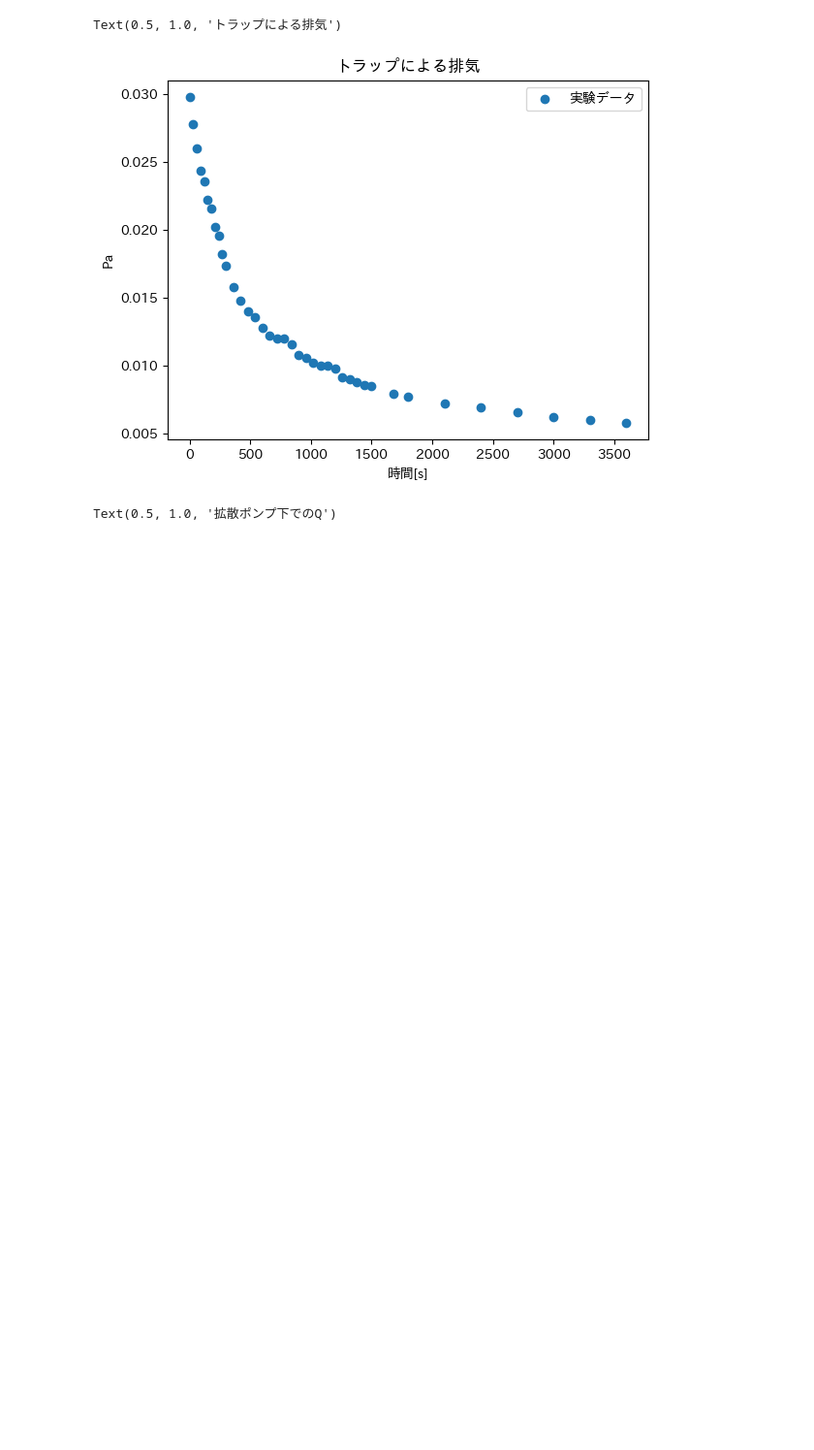
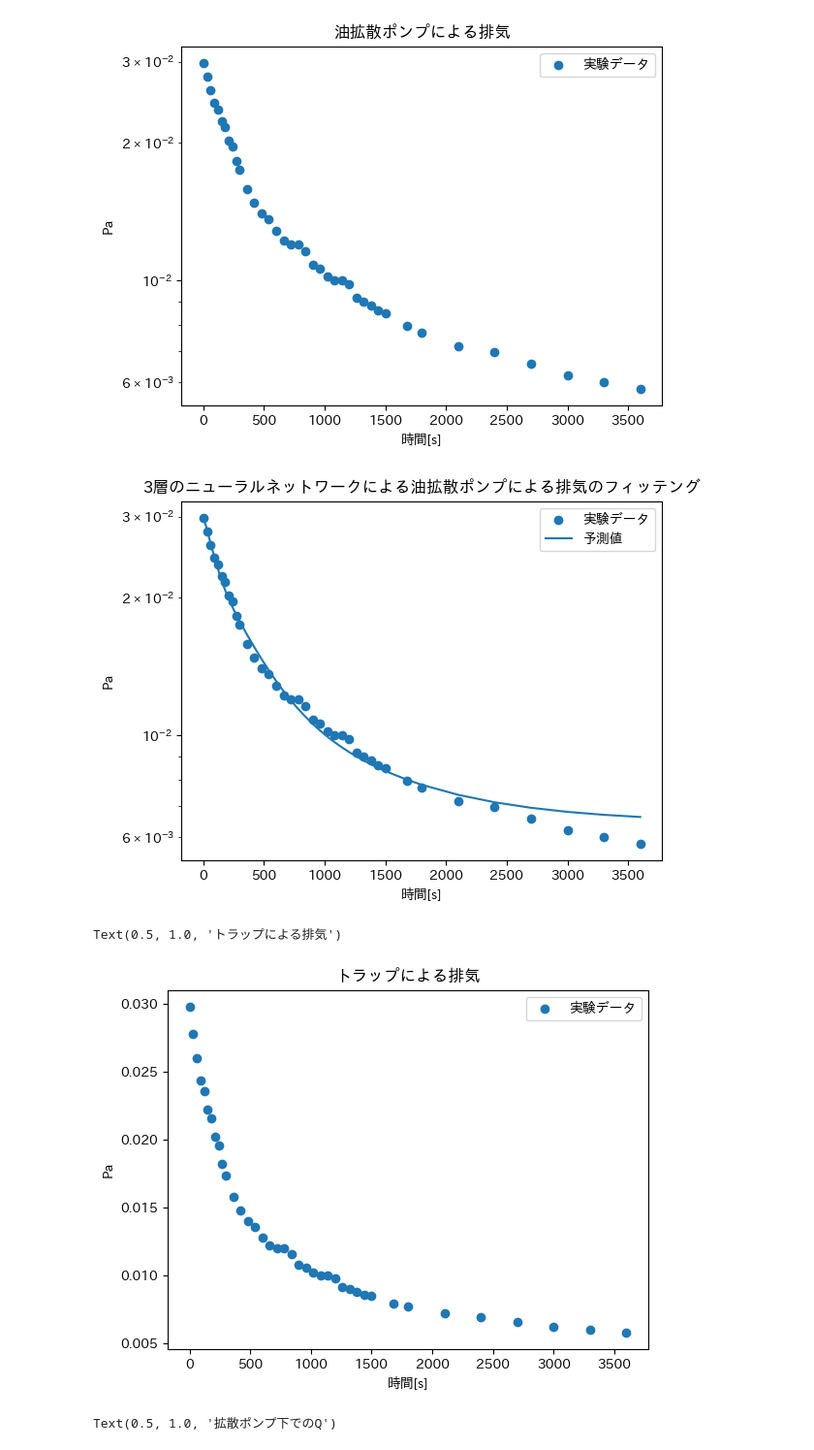
Before and after one commit to vyuma/physic_ex_repo, a Jupyter notebook: 細いパイプの挿入/data_process.ipynb, the cells around one changed output. Shown at 97% size. Saved outputs shown, nothing was run; the diff lists cells and outputs as text; code cells hidden in the pictures; blank space fills up the shorter version.

```diff
--- a/細いパイプの挿入/data_process.ipynb
+++ b/細いパイプの挿入/data_process.ipynb
@@ -51,0 +59,70 @@ Text(0.5, 1.0, '油拡散ポンプによる排気')
+# %%
+data_df_c = pd.read_csv('油拡散ポンプ実験c/拡散ポンプによる排気.csv')
+
+
+# データプロット
+fig,ax = plt.subplots()
+ax.scatter(data_df_c['second'],data_df_c['Pa'],label='実験データ')
+ax.set_xlabel('時間[s]')
+ax.set_ylabel('Pa')
+ax.legend()
+ax.set_yscale('log')
+plt.title("油拡散ポンプによる排気")
+
+import torch
+import torch.nn as nn
+
+
+# データの前処理
+X = data_df_c['second'].values
+y = data_df_c['Pa'].values
+
+X = X.reshape(-1,1)
+y = y.reshape(-1,1)
+
+X = torch.tensor(X,dtype=torch.float32)
+y = torch.tensor(y,dtype=torch.float32)
+
+# モデルの定義
+class Net(nn.Module):
+    def __init__(self):
+        super(Net,self).__init__()
+        self.fc1 = nn.Linear(1,100)
+        self.fc2 = nn.Linear(100,100)
+        self.fc3 = nn.Linear(100,1)
+        self.relu = nn.ReLU()
+        self.sigmoid = nn.Sigmoid()
+
+    def forward(self,x):
+        x = self.fc1(x)
+        x = self.sigmoid(x)
+        x = self.fc2(x)
+        x = self.sigmoid(x)
+        x = self.fc3(x)
+        return x
+
+model = Net()
+criterion = nn.MSELoss()
+optimizer = torch.optim.Adam(model.parameters(),lr=0.0001)
+
+# 学習
+for epoch in range(2000):
+    optimizer.zero_grad()
+    output = model(X)
+    loss = criterion(output,y)
+    loss.backward()
+    optimizer.step()
+    if epoch % 100 == 0:
+        print(epoch,loss.item())
+
+# データプロット
+fig,ax = plt.subplots()
+ax.scatter(data_df_c['second'],data_df_c['Pa'],label='実験データ')
+ax.plot(X,model(X).detach().numpy(),label='予測値')
+ax.set_xlabel('時間[s]')
+ax.set_ylabel('Pa')
+ax.legend()
+ax.set_yscale('log')
+plt.title("3層のニューラルネットワークによる油拡散ポンプによる排気のフィッテング")
+plt.show()
+# %% [output]
@@ -52,3 +149,5 @@ Text(0.5, 1.0, '油拡散ポンプによる排気')
+[figure, added]
+[figure, added]
 # %%
 data_df_trap = pd.read_csv('油拡散ポンプ実験c/トラップによる排気.csv')
 fig,ax = plt.subplots()
```
Also changed, not shown: parts of 5 cells of this notebook, 4 other files.
